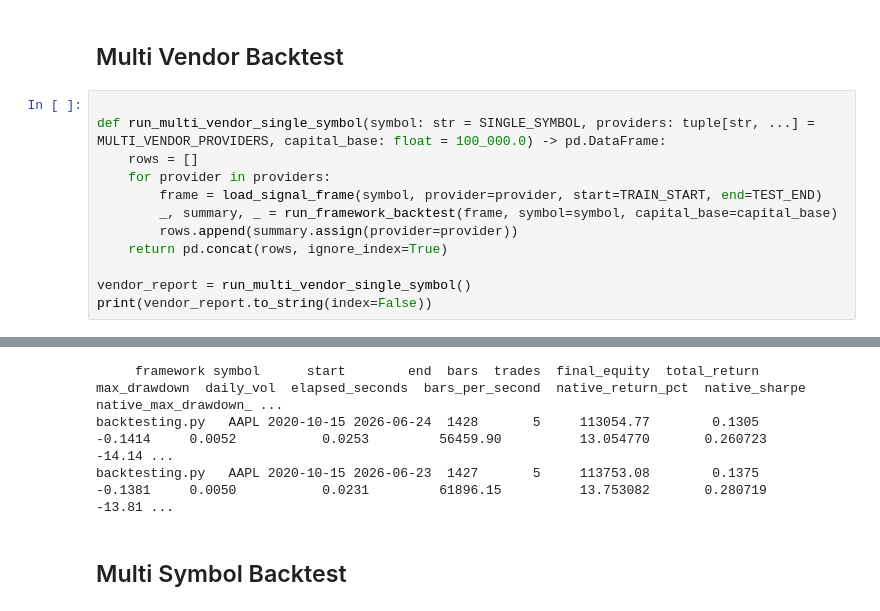
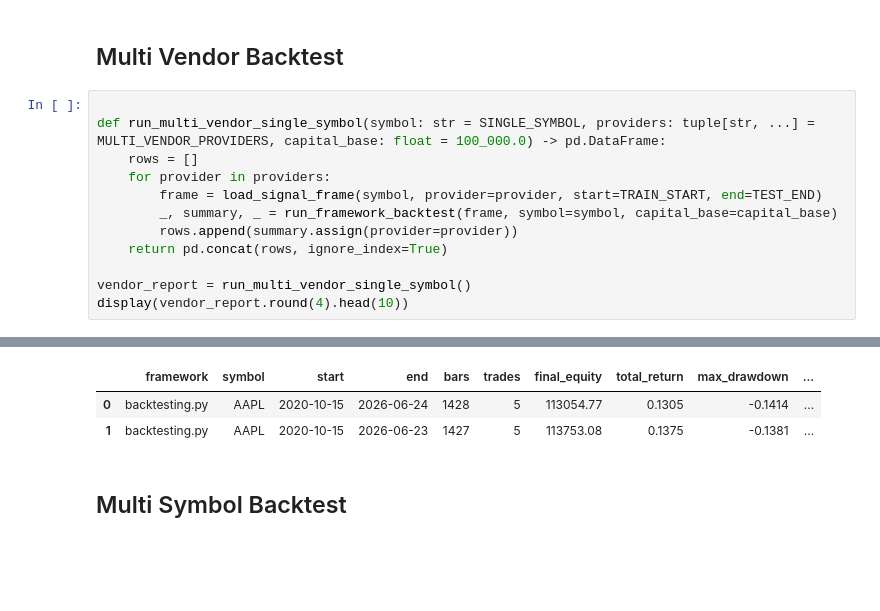
Before and after one commit to quantarb/quant-orchestrator, a Jupyter notebook: notebooks/tutorial_backtesting_py.ipynb, the cells around one changed output, grey strips where cells are left out. Drawn from its saved outputs; the diff is of its cells as text; blank space fills up the shorter version.

```diff
--- a/notebooks/tutorial_backtesting_py.ipynb
+++ b/notebooks/tutorial_backtesting_py.ipynb
@@ -195,21 +195,21 @@ Vendors: ('fmp', 'yfinance')
 # %%
 
 def run_multi_vendor_single_symbol(symbol: str = SINGLE_SYMBOL, providers: tuple[str, ...] = MULTI_VENDOR_PROVIDERS, capital_base: float = 100_000.0) -> pd.DataFrame:
     rows = []
     for provider in providers:
         frame = load_signal_frame(symbol, provider=provider, start=TRAIN_START, end=TEST_END)
         _, summary, _ = run_framework_backtest(frame, symbol=symbol, capital_base=capital_base)
         rows.append(summary.assign(provider=provider))
     return pd.concat(rows, ignore_index=True)
 
 vendor_report = run_multi_vendor_single_symbol()
-print(vendor_report.to_string(index=False))
+display(vendor_report.round(4).head(10))
 # %% [output]
 [interactive output not drawn]
 [interactive output not drawn]
-     framework symbol      start        end  bars  trades  final_equity  total_return  max_drawdown  daily_vol  elapsed_seconds  bars_per_second  native_return_pct  native_sharpe  native_max_drawdown_ ...
-backtesting.py   AAPL 2020-10-15 2026-06-24  1428       5     113054.77        0.1305       -0.1414     0.0052           0.0253         56459.90          13.054770       0.260723                -14.14 ...
-backtesting.py   AAPL 2020-10-15 2026-06-23  1427       5     113753.08        0.1375       -0.1381     0.0050           0.0231         61896.15          13.753082       0.280719                -13.81 ...
+|  | framework | symbol | start | end | bars | trades | final_equity | total_return | max_drawdown | ... |
+| 0 | backtesting.py | AAPL | 2020-10-15 | 2026-06-24 | 1428 | 5 | 113054.77 | 0.1305 | -0.1414 | ... |
+| 1 | backtesting.py | AAPL | 2020-10-15 | 2026-06-23 | 1427 | 5 | 113753.08 | 0.1375 | -0.1381 | ... |
 # %% [markdown]
 ## Multi Symbol Backtest
 # %%
```
Also changed, not shown: parts of 5 cells of this notebook, 7 other files.
